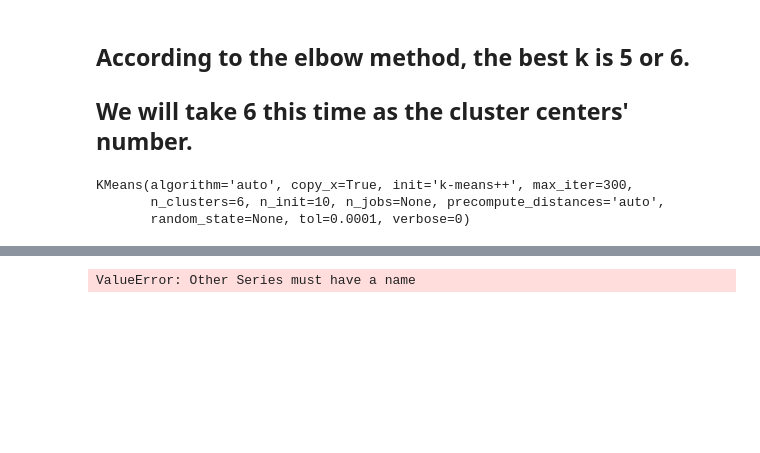
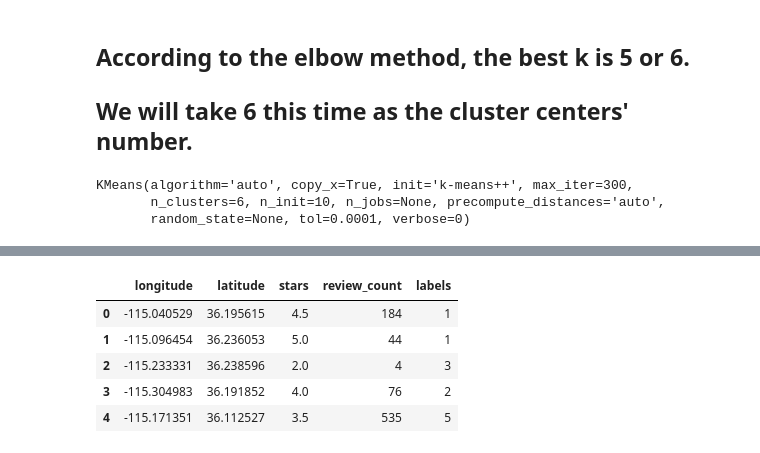
Before and after one commit to ZhiyuWang95/Geo-tagged-Yelp-Data-Analysis, a Jupyter notebook: Clustering+Visualization.ipynb, the cells around one changed output, grey strips where cells are left out. Drawn from its saved outputs; the diff is of its cells as text; code cells hidden in the pictures; blank space fills up the shorter version.

```diff
--- a/Clustering+Visualization.ipynb
+++ b/Clustering+Visualization.ipynb
@@ -138,7 +137,0 @@ ax1.imshow(backimg, zorder=0, extent = BBox, aspect= 'equal')
-# %%
-labels=pd.Series(kmeans.labels_)
-labels.to_frame(name='label').reset_index()
-
-data_all = data.join(labels)
-# %% [output]
-ValueError: Other Series must have a name
@@ -144,0 +144,9 @@ ValueError: Other Series must have a name
+# %%
+data.head()
+# %% [output]
+|  | longitude | latitude | stars | review_count | labels |
+| 0 | -115.040529 | 36.195615 | 4.5 | 184 | 1 |
+| 1 | -115.096454 | 36.236053 | 5.0 | 44 | 1 |
+| 2 | -115.233331 | 36.238596 | 2.0 | 4 | 3 |
+| 3 | -115.304983 | 36.191852 | 4.0 | 76 | 2 |
+| 4 | -115.171351 | 36.112527 | 3.5 | 535 | 5 |
```
Also changed, not shown: parts of 9 cells of this notebook.
